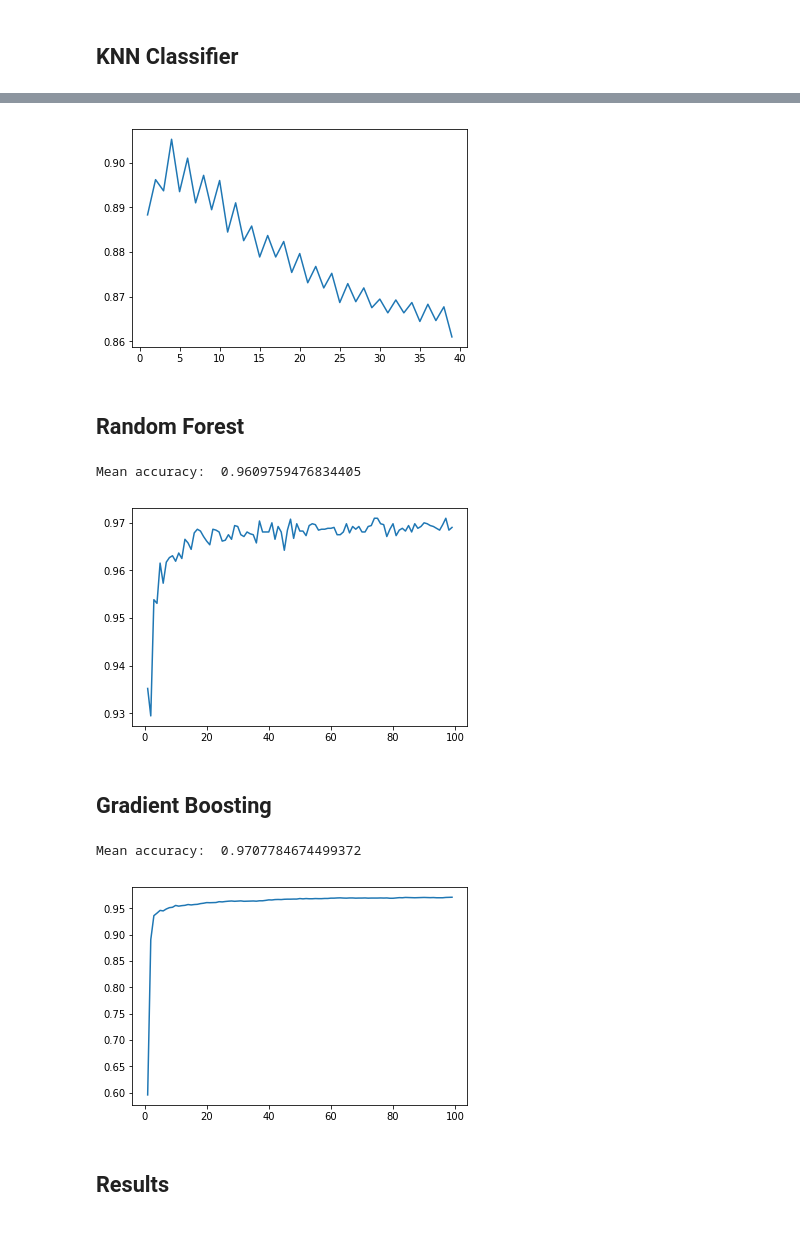
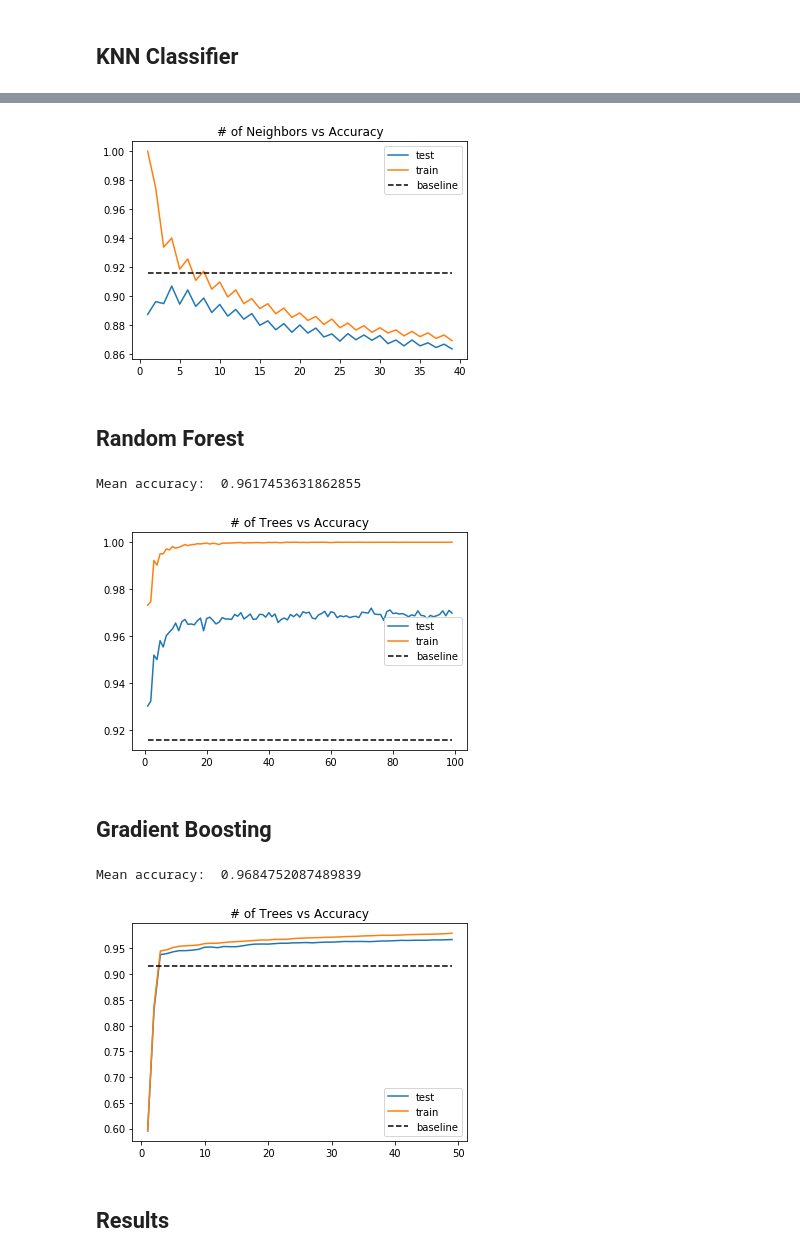
Before and after one commit to matheusfebarbosa/statistical-learning-assignment, a Jupyter notebook: TP1.ipynb, the cells around one changed output, grey strips where cells are left out. Cells and saved outputs as stored; diff of their text form; code cells hidden in the pictures.

```diff
--- a/TP1.ipynb
+++ b/TP1.ipynb
@@ -165,10 +179,16 @@ Mean accuracy:  0.9356013079139881
 # %%
 kernels = ['linear','sigmoid','poly','rbf']
-results = [ ]
+test_acc = []
+
 for kr in kernels:
     svc = SVC(kernel = kr)
-    results.append(k_fold_evaluate(svc,folds))
+    tt_acc, _ = k_fold_evaluate(svc,folds)
+    test_acc.append(tt_acc)
 
-plt.bar(kernels,results)
+plt.bar(kernels,test_acc,label='test')
+plt.plot(kernels,[baseline for _ in range(0,len(kernels))],'k--', label='baseline')
+plt.title("Kernel vs Accuracy")
+plt.gca().legend(('baseline','test'))
+plt.ylim((0.8,1.0))
 plt.show()
 # %% [output]
@@ -188,60 +206,77 @@ Mean accuracy:  0.893504027192788
 # %%
 n_neigh =  list(range(1,40))
-results = [ ]
+test_acc = [ ]
+train_acc = [ ]
 for n in n_neigh:
     knn = KNeighborsClassifier(n_neighbors=n)
-    results.append(k_fold_evaluate(knn,folds))
+    tt_acc, tr_acc = k_fold_evaluate(knn,folds)
+    train_acc.append(tr_acc)
+    test_acc.append(tt_acc)
 
-plt.plot(n_neigh,results)
+plt.plot(n_neigh,test_acc, label='test')
+plt.plot(n_neigh,train_acc, label='train')
+plt.plot(n_neigh,[baseline for _ in n_neigh],'k--', label='baseline')
+plt.title("# of Neighbors vs Accuracy")
+plt.gca().legend(('test','train','baseline'))
 plt.show()
 # %% [output]
-[figure, old version]
+[figure, new version]
 # %% [markdown]
 ## Random Forest
 # %%
-from sklearn.ensemble import RandomForestClassifier
-
 rfc = RandomForestClassifier()
 
-mean_acc = k_fold_evaluate(rfc,folds)
+mean_acc,_ = k_fold_evaluate(rfc,folds)
 
 print("Mean accuracy: ",mean_acc)
 # %% [output]
-Mean accuracy:  0.9609759476834405
+Mean accuracy:  0.9617453631862855
 # %%
 n_trees =  list(range(1,100))
-results = [ ]
+test_acc = [ ]
+train_acc = [ ]
 for s in n_trees:
     rfc = RandomForestClassifier(n_estimators = s)
-    results.append(k_fold_evaluate(rfc,folds))
+    tt_acc, tr_acc = k_fold_evaluate(rfc,folds)
+    train_acc.append(tr_acc)
+    test_acc.append(tt_acc)
 
-plt.plot(n_trees,results)
+plt.plot(n_trees,test_acc, label='test')
+plt.plot(n_trees,train_acc, label='train')
+plt.plot(n_trees,[baseline for _ in n_trees],'k--', label='baseline')
+plt.title("# of Trees vs Accuracy")
+plt.gca().legend(('test','train','baseline'))
 plt.show()
 # %% [output]
-[figure, old version]
+[figure, new version]
 # %% [markdown]
 ## Gradient Boosting
 # %%
-from sklearn.ensemble import GradientBoostingClassifier
-
 gbc = GradientBoostingClassifier()
 
-mean_acc = k_fold_evaluate(gbc,folds)
+mean_acc,_ = k_fold_evaluate(gbc,folds)
 
 print("Mean accuracy: ",mean_acc)
 # %% [output]
-Mean accuracy:  0.9707784674499372
+Mean accuracy:  0.9684752087489839
 # %%
-n_trees =  list(range(1,100))
-results = [ ]
+n_trees =  list(range(1,50))
+test_acc = [ ]
+train_acc = [ ]
 for s in n_trees:
     gbc = GradientBoostingClassifier(n_estimators = s)
-    results.append(k_fold_evaluate(gbc,folds))
+    tt_acc, tr_acc = k_fold_evaluate(gbc,folds)
+    train_acc.append(tr_acc)
+    test_acc.append(tt_acc)
 
-plt.plot(n_trees,results)
+plt.plot(n_trees,test_acc, label='test')
+plt.plot(n_trees,train_acc, label='train')
+plt.plot(n_trees,[baseline for _ in n_trees],'k--', label='baseline')
+plt.title("# of Trees vs Accuracy")
+plt.gca().legend(('test','train','baseline'))
 plt.show()
 # %% [output]
-[figure, old version]
+[figure, new version]
 # %% [markdown]
 ## Results
 # %% [markdown]
```
Also changed, not shown: parts of 10 cells of this notebook.
